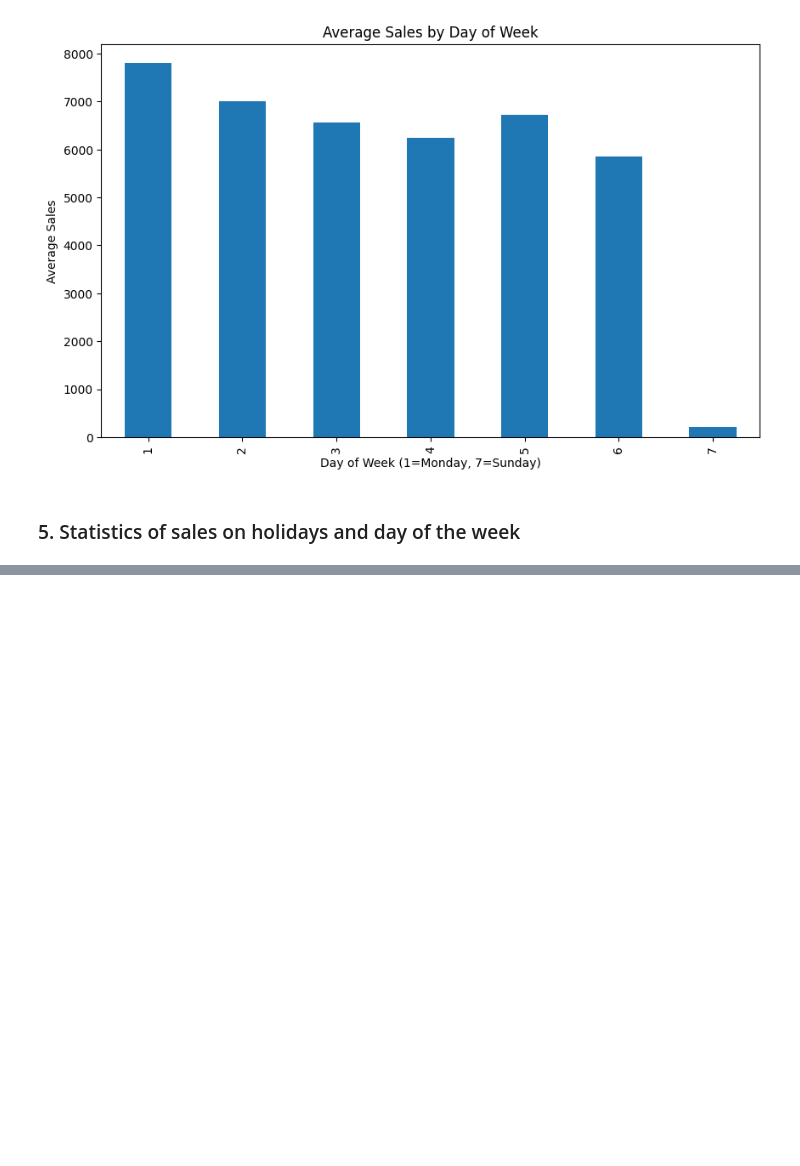
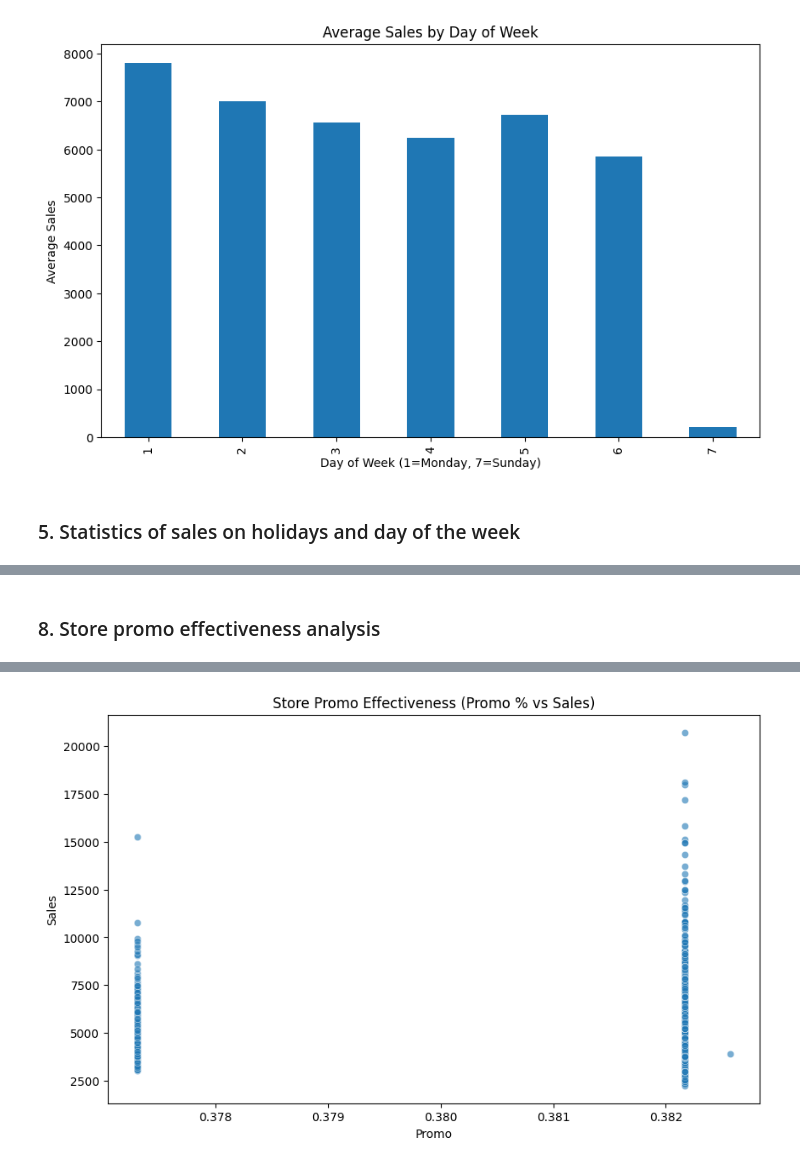
Before and after one commit to BlenSeleshi/SalesDataAnalytics, a Jupyter notebook: notebooks/salesAnalysis.ipynb, the cells around one changed output, grey strips where cells are left out. Cells and saved outputs as stored; diff of their text form; code cells hidden in the pictures; blank space fills up the shorter version.

```diff
--- a/notebooks/salesAnalysis.ipynb
+++ b/notebooks/salesAnalysis.ipynb
@@ -89,0 +131,5 @@ sa.plot_day_of_week_sales(train_store)
+# %% [markdown]
+### 8. Store promo effectiveness analysis
+# %%
+sa.store_promo_effectiveness(train_store)
+# %% [output]
@@ -89,0 +137 @@ sa.plot_day_of_week_sales(train_store)
+[figure, added]
```
Also changed, not shown: parts of 7 cells of this notebook.
